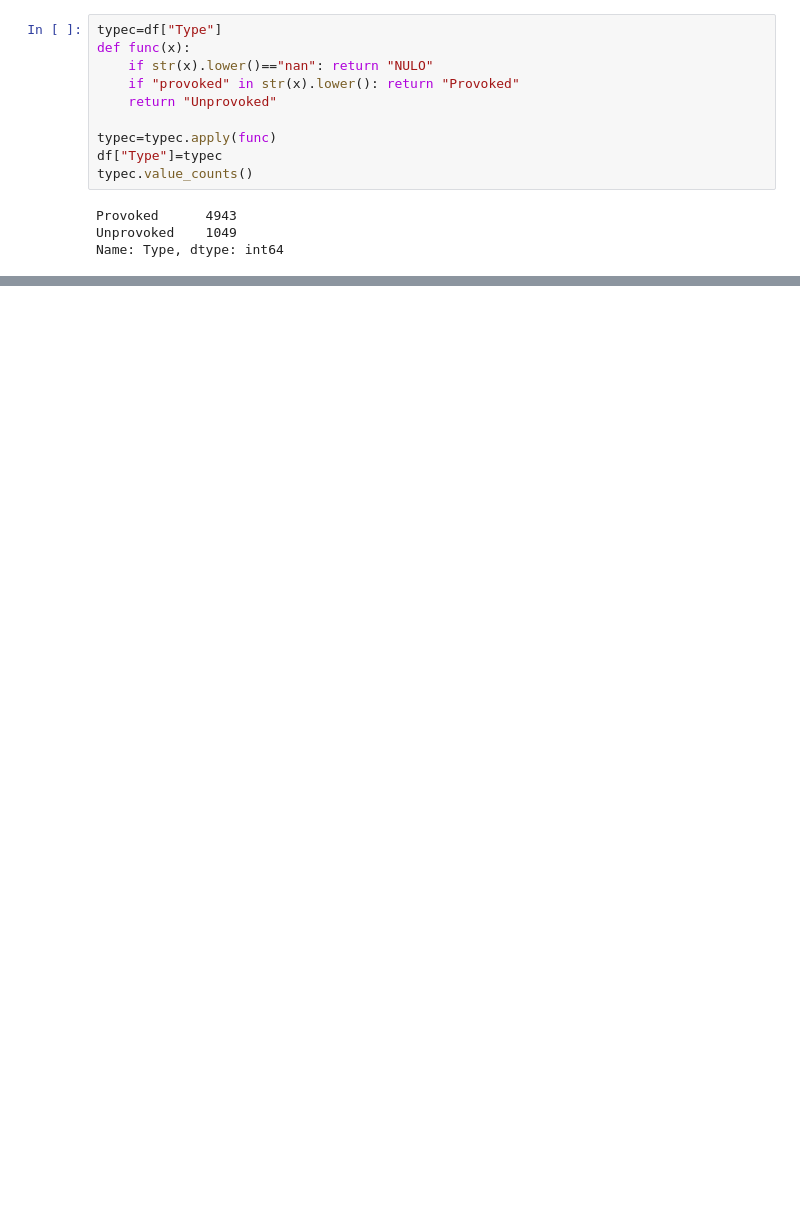
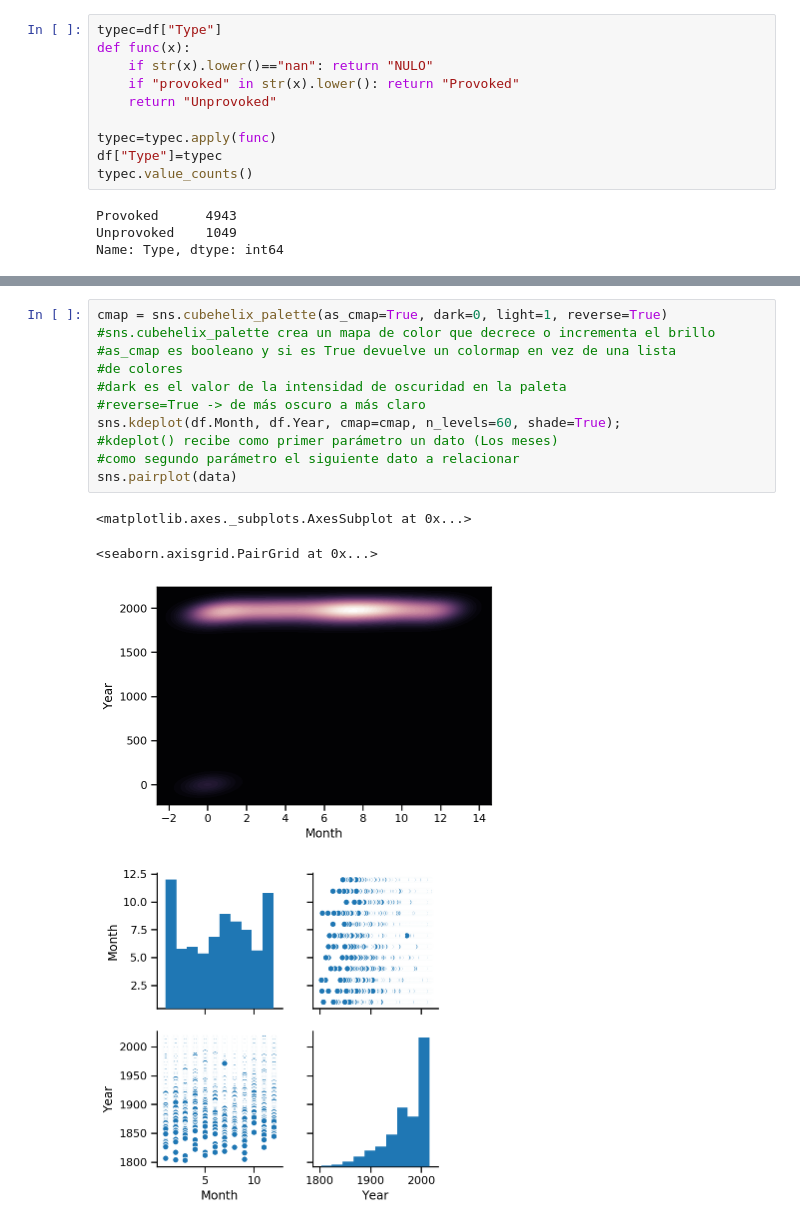
Before and after one commit to ironhack-datalabs/datamad0619, a Jupyter notebook: module-1/pandas-project/your-code/Untitled.ipynb, the cells around one changed output, grey strips where cells are left out. Drawn from its saved outputs; the diff is of its cells as text; blank space fills up the shorter version.

```diff
--- a/module-1/pandas-project/your-code/Untitled.ipynb
+++ b/module-1/pandas-project/your-code/Untitled.ipynb
@@ -562,0 +683,16 @@ df.head()
+# %%
+cmap = sns.cubehelix_palette(as_cmap=True, dark=0, light=1, reverse=True)
+#sns.cubehelix_palette crea un mapa de color que decrece o incrementa el brillo
+#as_cmap es booleano y si es True devuelve un colormap en vez de una lista
+#de colores
+#dark es el valor de la intensidad de oscuridad en la paleta
+#reverse=True -> de más oscuro a más claro
+sns.kdeplot(df.Month, df.Year, cmap=cmap, n_levels=60, shade=True);
+#kdeplot() recibe como primer parámetro un dato (Los meses)
+#como segundo parámetro el siguiente dato a relacionar
+sns.pairplot(data)
+# %% [output]
+<matplotlib.axes._subplots.AxesSubplot at 0x...>
+<seaborn.axisgrid.PairGrid at 0x...>
+[figure, added]
+[figure, added]
```
Also changed, not shown: parts of 23 cells of this notebook.
